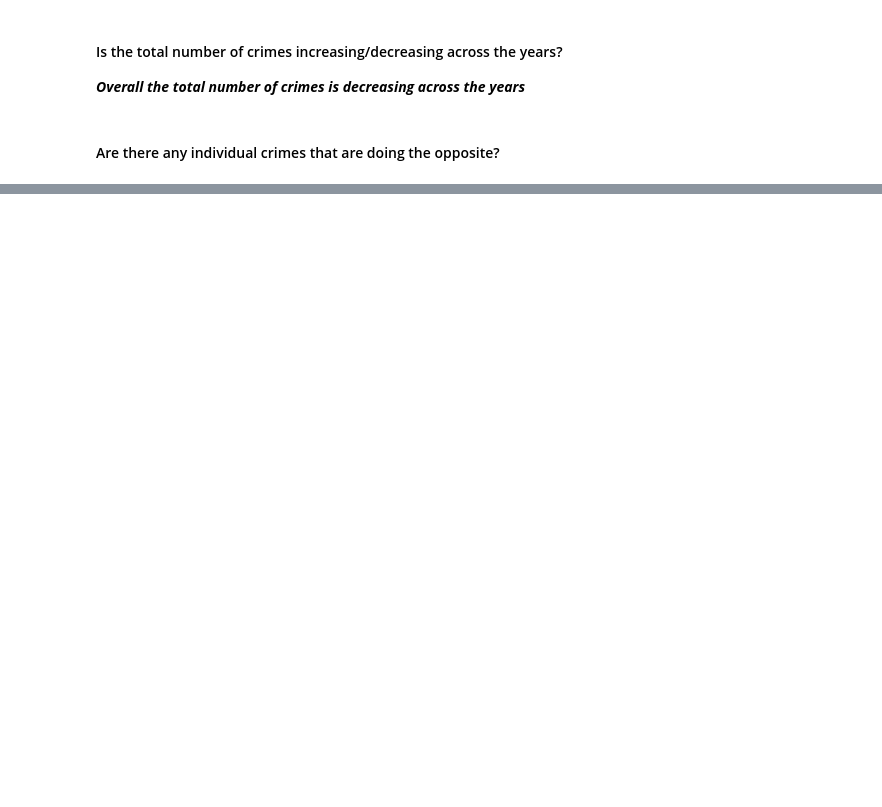
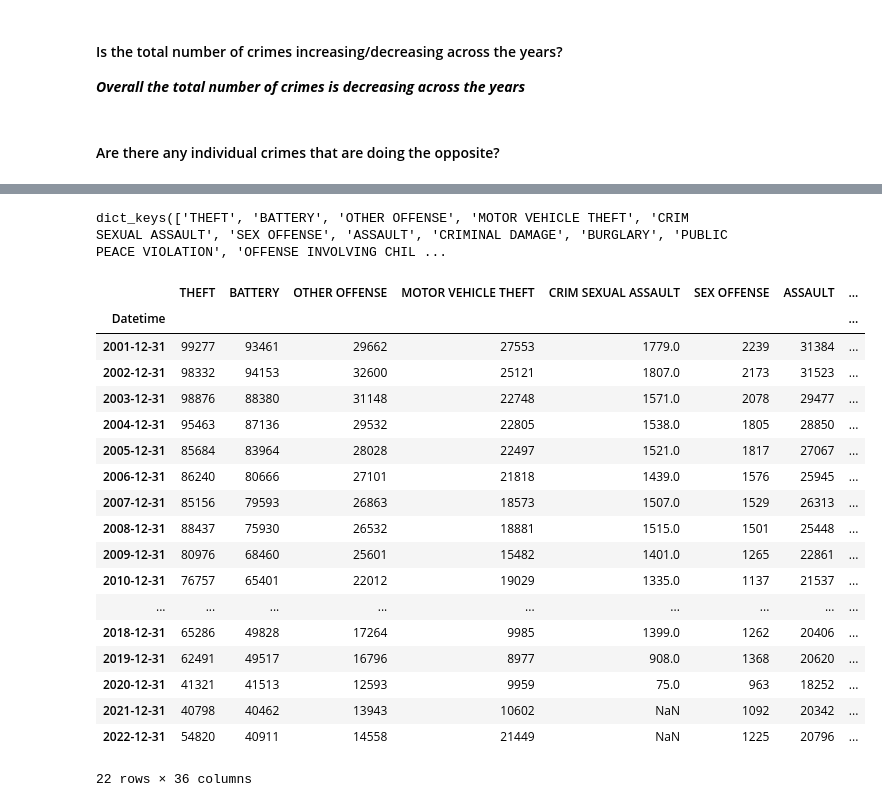
Before and after one commit to SeeBee8/Chicago-Crimes, a Jupyter notebook: Part1_Project3.ipynb, the cells around one changed output, grey strips where cells are left out. Cells and saved outputs as stored; diff of their text form; code cells hidden in the pictures; blank space fills up the shorter version.

```diff
--- a/Part1_Project3.ipynb
+++ b/Part1_Project3.ipynb
@@ -355,0 +363,3 @@ crimes_si= crimes.set_index('Datetime')
+# %%
+year_sample=tempdf.resample("Y").size()
+year_sample.head()
@@ -355,0 +416,32 @@ crimes_si= crimes.set_index('Datetime')
+# %%
+for crime in crime_list:
+    tempdf = temp.loc[temp['Primary Type'] == crime].copy()
+    year_sample=tempdf.resample("Y").size()
+    crime_dict[crime] = year_sample.copy()
+crime_dict.keys()
+# %% [output]
+dict_keys(['THEFT', 'BATTERY', 'OTHER OFFENSE', 'MOTOR VEHICLE THEFT', 'CRIM SEXUAL ASSAULT', 'SEX OFFENSE', 'ASSAULT', 'CRIMINAL DAMAGE', 'BURGLARY', 'PUBLIC PEACE VIOLATION', 'OFFENSE INVOLVING CHIL ...
+# %%
+#Convert dictionary into datafrome
+crimesdf = pd.DataFrame(crime_dict)
+crimesdf
+# %% [output]
+|  | THEFT | BATTERY | OTHER OFFENSE | MOTOR VEHICLE THEFT | CRIM SEXUAL ASSAULT | SEX OFFENSE | ASSAULT | ... |
+| Datetime |  |  |  |  |  |  |  | ... |
+| 2001-12-31 | 99277 | 93461 | 29662 | 27553 | 1779.0 | 2239 | 31384 | ... |
+| 2002-12-31 | 98332 | 94153 | 32600 | 25121 | 1807.0 | 2173 | 31523 | ... |
+| 2003-12-31 | 98876 | 88380 | 31148 | 22748 | 1571.0 | 2078 | 29477 | ... |
+| 2004-12-31 | 95463 | 87136 | 29532 | 22805 | 1538.0 | 1805 | 28850 | ... |
+| 2005-12-31 | 85684 | 83964 | 28028 | 22497 | 1521.0 | 1817 | 27067 | ... |
+| 2006-12-31 | 86240 | 80666 | 27101 | 21818 | 1439.0 | 1576 | 25945 | ... |
+| 2007-12-31 | 85156 | 79593 | 26863 | 18573 | 1507.0 | 1529 | 26313 | ... |
+| 2008-12-31 | 88437 | 75930 | 26532 | 18881 | 1515.0 | 1501 | 25448 | ... |
+| 2009-12-31 | 80976 | 68460 | 25601 | 15482 | 1401.0 | 1265 | 22861 | ... |
+| 2010-12-31 | 76757 | 65401 | 22012 | 19029 | 1335.0 | 1137 | 21537 | ... |
+| ... | ... | ... | ... | ... | ... | ... | ... | ... |
+| 2018-12-31 | 65286 | 49828 | 17264 | 9985 | 1399.0 | 1262 | 20406 | ... |
+| 2019-12-31 | 62491 | 49517 | 16796 | 8977 | 908.0 | 1368 | 20620 | ... |
+| 2020-12-31 | 41321 | 41513 | 12593 | 9959 | 75.0 | 963 | 18252 | ... |
+| 2021-12-31 | 40798 | 40462 | 13943 | 10602 | NaN | 1092 | 20342 | ... |
+| 2022-12-31 | 54820 | 40911 | 14558 | 21449 | NaN | 1225 | 20796 | ... |
+22 rows × 36 columns
```
Also changed, not shown: parts of 21 cells of this notebook.
